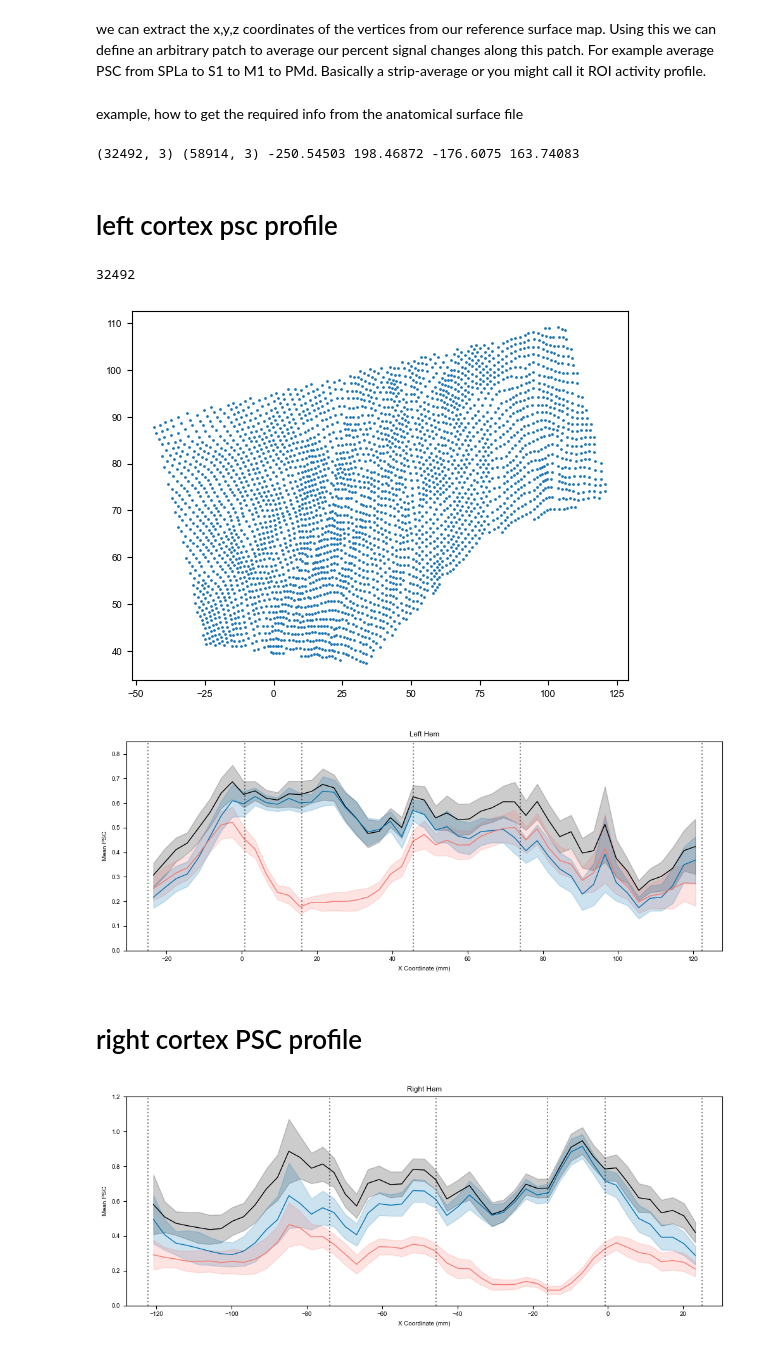
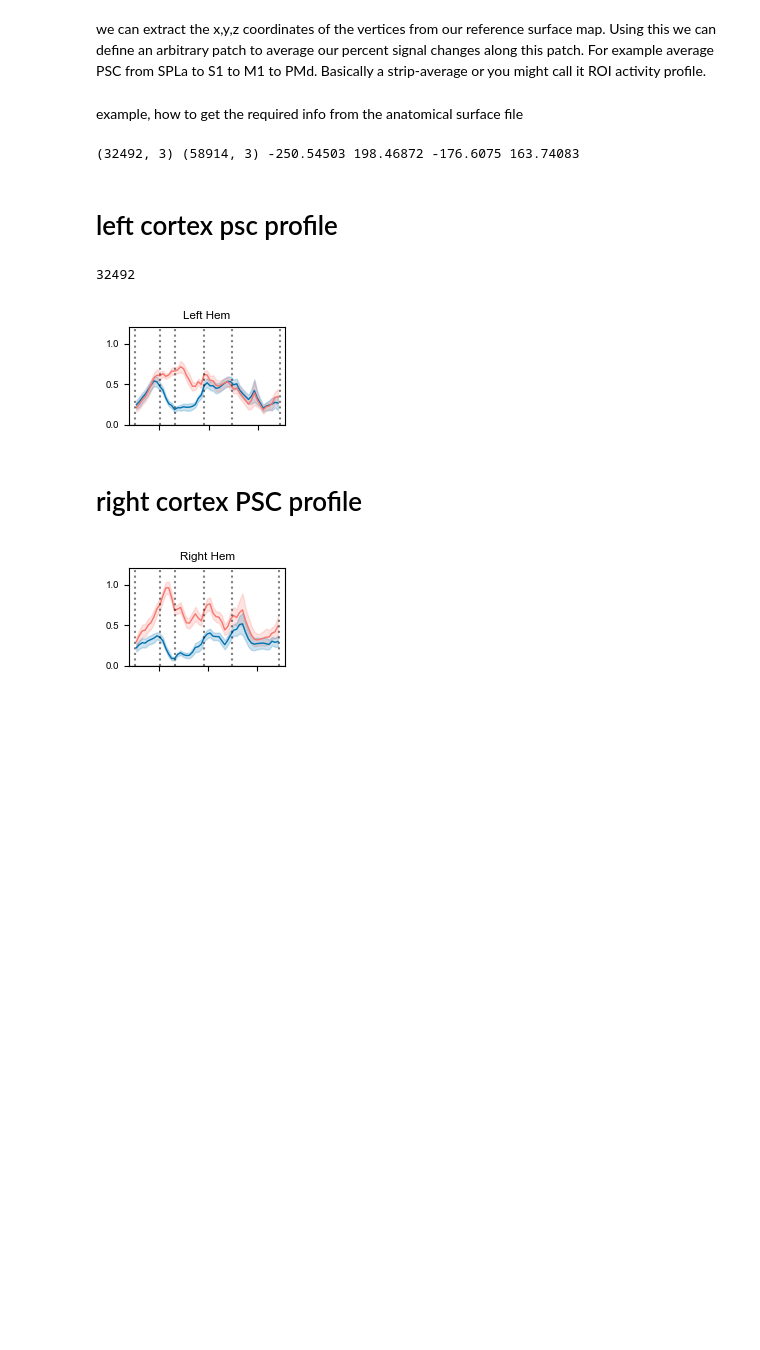
Before and after one commit to alighavam/bimanual_wrist, a Jupyter notebook: notebooks_mri/PSC_profile.ipynb, the cells around one changed output. Drawn from its saved outputs; the diff is of its cells as text; code cells hidden in the pictures; blank space fills up the shorter version.

```diff
--- a/notebooks_mri/PSC_profile.ipynb
+++ b/notebooks_mri/PSC_profile.ipynb
@@ -155,8 +123,9 @@ points_to_check = np.vstack((x, y)).T
 in_strip = patch_path.contains_points(points_to_check)
 
 # You can visualize the selected patch if you want
-plt.scatter(x[in_strip], y[in_strip], s=1)
-plt.show()
+# fig, ax = plt.subplots(figsize=(3, 2.5))
+# plt.scatter(x[in_strip], y[in_strip], s=1)
+# plt.show()
 
 bins = np.arange(x1, x2, dx)
 centers = 0.5 * (bins[:-1] + bins[1:])
@@ -182,48 +151,48 @@ for sn in range(num_subj):
         b0, b1 = bins[i], bins[i+1]
         mbin = in_strip & (x >= b0) & (x < b1)
         psc_profiles['lhand'][sn, i] = np.nanmean(beta_sn[mbin])
 
     # Calculate mean PSC in bins for rhand:
     beta_sn = beta[idx_rhand[sn], 0:len(verts)] # right hem data
     for i in range(len(bins) - 1):
         b0, b1 = bins[i], bins[i+1]
         mbin = in_strip & (x >= b0) & (x < b1)
         psc_profiles['rhand'][sn, i] = np.nanmean(beta_sn[mbin])
 
 avg_psc_bi = np.nanmean(psc_profiles['bi'], axis=0)
 sem_psc_bi = np.nanstd(psc_profiles['bi'], axis=0) / np.sqrt(num_subj)
 avg_psc_lhand = np.nanmean(psc_profiles['lhand'], axis=0)
 sem_psc_lhand = np.nanstd(psc_profiles['lhand'], axis=0) / np.sqrt(num_subj)
 avg_psc_rhand = np.nanmean(psc_profiles['rhand'], axis=0)
 sem_psc_rhand = np.nanstd(psc_profiles['rhand'], axis=0) / np.sqrt(num_subj)
 
 # Plotting the results
-fig, ax = plt.subplots(figsize=(10, 4))
+plt.rcParams['font.family'] = 'Arial'
+plt.rcParams['font.size'] = 7
+fig, ax = plt.subplots(figsize=(2, 1.4))
+# ax.plot(centers, avg_psc_bi, label='Bimanual', color='k', linewidth=1)
+ax.plot(centers, avg_psc_lhand, label='ipsi', color='#0072B2', linewidth=1)
+ax.plot(centers, avg_psc_rhand, label='contra', color='#F8766D', linewidth=1)
 
-ax.plot(centers, avg_psc_bi, label='Bimanual', color='k', linewidth=1)
-ax.plot(centers, avg_psc_rhand, label='contra', color='#0072B2', linewidth=1)
-ax.plot(centers, avg_psc_lhand, label='ipsi', color='#F8766D', linewidth=1)
-
-ax.fill_between(centers, avg_psc_bi - sem_psc_bi, avg_psc_bi + sem_psc_bi, color='k', alpha=0.2)
-ax.fill_between(centers, avg_psc_lhand - sem_psc_lhand, avg_psc_lhand + sem_psc_lhand, color='#F8766D', alpha=0.2)
-ax.fill_between(centers, avg_psc_rhand - sem_psc_rhand, avg_psc_rhand + sem_psc_rhand, color='#0072B2', alpha=0.2)
+# ax.fill_between(centers, avg_psc_bi - sem_psc_bi, avg_psc_bi + sem_psc_bi, color='k', alpha=0.2)
+ax.fill_between(centers, avg_psc_lhand - sem_psc_lhand, avg_psc_lhand + sem_psc_lhand, color='#0072B2', alpha=0.2)
+ax.fill_between(centers, avg_psc_rhand - sem_psc_rhand, avg_psc_rhand + sem_psc_rhand, color='#F8766D', alpha=0.2)
 ax.set_title('Left Hem')
 for roi_x in ROI_Xcoords:
     ax.axvline(x=roi_x, color='k', linestyle=':', label='_ignore_', alpha=0.5)
 ax.axhline(y=0, color='k', linestyle='-', linewidth=1, alpha=0.5)
-ax.set_xlabel('X Coordinate (mm)')
-ax.set_ylabel('Mean PSC')
-plt.rcParams['font.family'] = 'Arial'
-plt.rcParams['font.size'] = 7
-ax.set_ylim((0, 0.85))
+# ax.set_xlabel('X Coordinate (mm)')
+ax.set_xticklabels([''])
+# ax.set_ylabel('Mean PSC')
+ax.set_ylim((0, 1.2))
+ax.set_yticks(np.arange(0, 1.5, 0.5))
 # ax.legend()
 plt.tight_layout()
 plt.savefig(f'../figures/PSC/PSC_profile_leftHemisphere.pdf', bbox_inches="tight")
 plt.show()
 # %% [output]
 32492
-[figure, old version]
+[figure, new version]
-[figure, removed]
 # %% [markdown]
 # right cortex PSC profile
 # %%
@@ -245,7 +214,6 @@ polygon_coords_left = [
 # translate left hem coords to right hem by negating x-coordinates:
 polygon_coords_right = [(-x, y) for x, y in polygon_coords_left]
 patch_path = mpath.Path(polygon_coords_right)
-
 
 # Define the axis along which you will create bins
 x1, x2 = -122.3, 25
@@ -317,32 +285,33 @@ avg_psc_rhand = np.nanmean(psc_profiles['rhand'], axis=0)
 sem_psc_rhand = np.nanstd(psc_profiles['rhand'], axis=0) / np.sqrt(num_subj)
 
 # Plotting the results (flipped across x-axis)
-fig, ax = plt.subplots(figsize=(10, 4))
+plt.rcParams['font.family'] = 'Arial'
+plt.rcParams['font.size'] = 7
+fig, ax = plt.subplots(figsize=(2, 1.4))
+centers_flipped = -centers
+roi_xcoords_flipped = [-x for x in ROI_Xcoords]
 
-centers_flipped = -centers
-roi_xcoords_flipped = [x for x in ROI_Xcoords]
+# ax.plot(centers, avg_psc_bi, label='Bimanual', color='k', linewidth=1)
+ax.plot(centers_flipped, avg_psc_rhand, label='ipsi', color='#0072B2', linewidth=1)
+ax.plot(centers_flipped, avg_psc_lhand, label='contra', color='#F8766D', linewidth=1)#F8766D
 
-ax.plot(centers, avg_psc_bi, label='Bimanual', color='k', linewidth=1)
-ax.plot(centers, avg_psc_lhand, label='contra', color='#0072B2', linewidth=1)
-ax.plot(centers, avg_psc_rhand, label='ipsi', color='#F8766D', linewidth=1)
-
-ax.fill_between(centers, avg_psc_bi - sem_psc_bi, avg_psc_bi + sem_psc_bi, color='k', alpha=0.2)
-ax.fill_between(centers, avg_psc_lhand - sem_psc_lhand, avg_psc_lhand + sem_psc_lhand, color='#0072B2', alpha=0.2)
-ax.fill_between(centers, avg_psc_rhand - sem_psc_rhand, avg_psc_rhand + sem_psc_rhand, color='#F8766D', alpha=0.2)
+# ax.fill_between(centers, avg_psc_bi - sem_psc_bi, avg_psc_bi + sem_psc_bi, color='k', alpha=0.2)
+ax.fill_between(centers_flipped, avg_psc_lhand - sem_psc_lhand, avg_psc_lhand + sem_psc_lhand, color='#F8766D', alpha=0.2)
+ax.fill_between(centers_flipped, avg_psc_rhand - sem_psc_rhand, avg_psc_rhand + sem_psc_rhand, color='#0072B2', alpha=0.2)
 
 ax.set_title('Right Hem')
 for roi_x in roi_xcoords_flipped:
     ax.axvline(x=roi_x, color='k', linestyle=':', label='_ignore_', alpha=0.5)
 ax.axhline(y=0, color='k', linestyle='-', linewidth=1, alpha=0.5)
 
-ax.set_xlabel('X Coordinate (mm)')
-ax.set_ylabel('Mean PSC')
-plt.rcParams['font.family'] = 'Arial'
-plt.rcParams['font.size'] = 7
+# ax.set_xlabel('X Coordinate (mm)')
+# ax.set_ylabel('Mean PSC')
 # ax.legend()
+ax.set_xticklabels([''])
 ax.set_ylim((0, 1.2))
+ax.set_yticks(np.arange(0, 1.5, 0.5))
 plt.tight_layout()
 plt.savefig(f'../figures/PSC/PSC_profile_rightHemisphere.pdf', bbox_inches="tight")
 plt.show()
 # %% [output]
-[figure, old version]
+[figure, new version]
```
Also changed, not shown: parts of 1 cell of this notebook, 10 other files.
